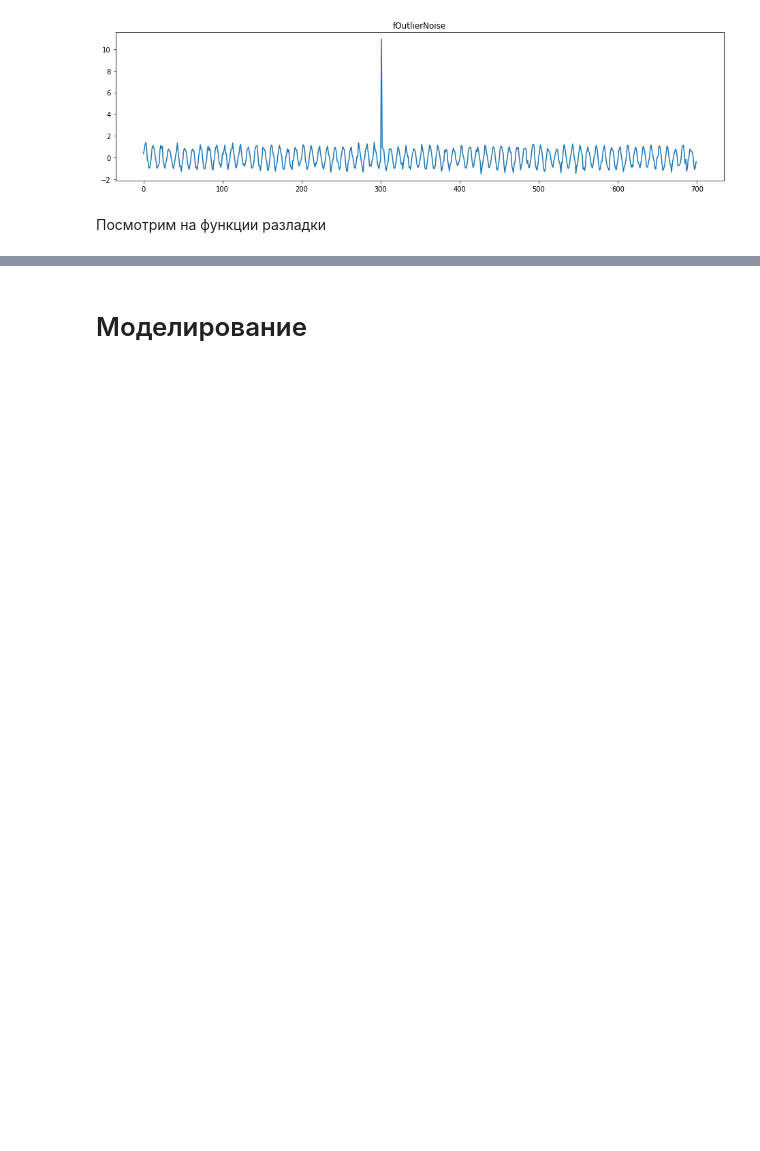
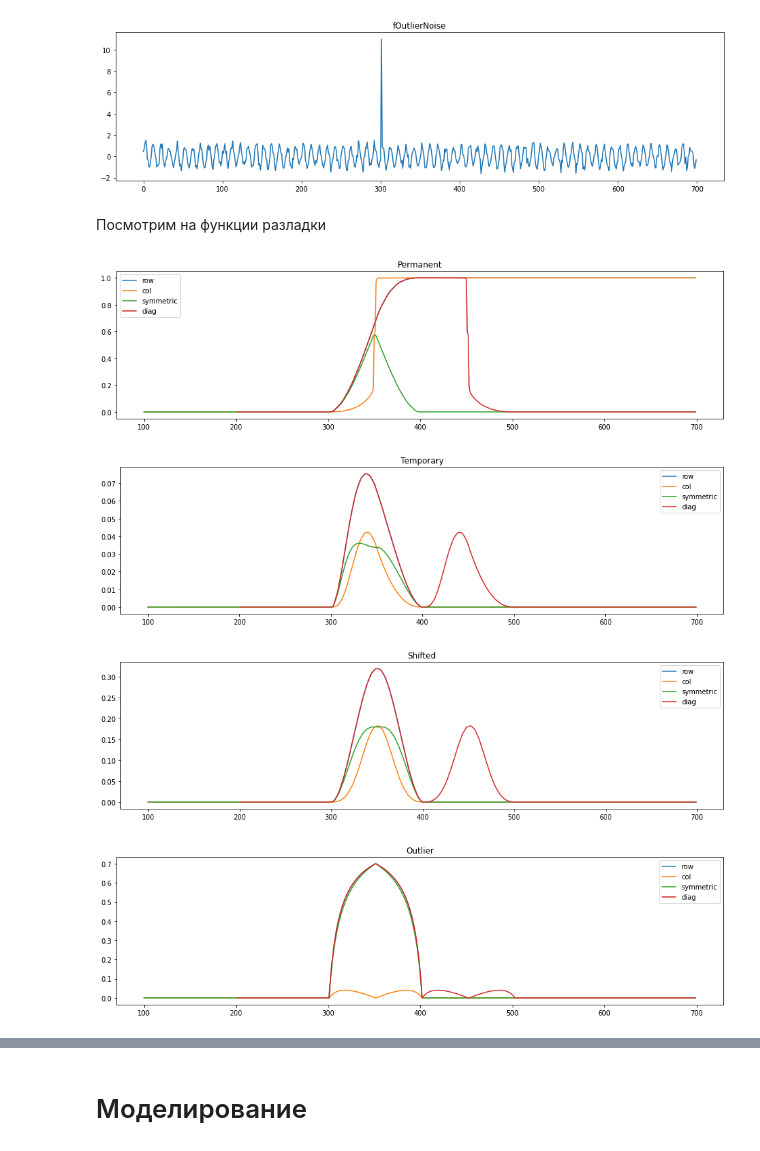
Before and after one commit to Loulaan/researchWork, a Jupyter notebook: heterFuncTestCertain.ipynb, the cells around one changed output, grey strips where cells are left out. Saved outputs shown, nothing was run; the diff lists cells and outputs as text; code cells hidden in the pictures; blank space fills up the shorter version.

```diff
--- a/heterFuncTestCertain.ipynb
+++ b/heterFuncTestCertain.ipynb
@@ -103,4 +99,14 @@ plotSeries(fOutlierNoise, 'fOutlierNoise')
 [figure]
 # %% [markdown]
 Посмотрим на функции разладки
+# %%
+hmPerm.plotHeterFunc('Permanent')
+hmTemp.plotHeterFunc('Temporary')
+hmShifted.plotHeterFunc('Shifted')
+hmOutlier.plotHeterFunc('Outlier')
+# %% [output]
+[figure, added]
+[figure, added]
+[figure, added]
+[figure, added]
 # %%
```
Also changed, not shown: parts of 35 cells of this notebook, 8 other files.
